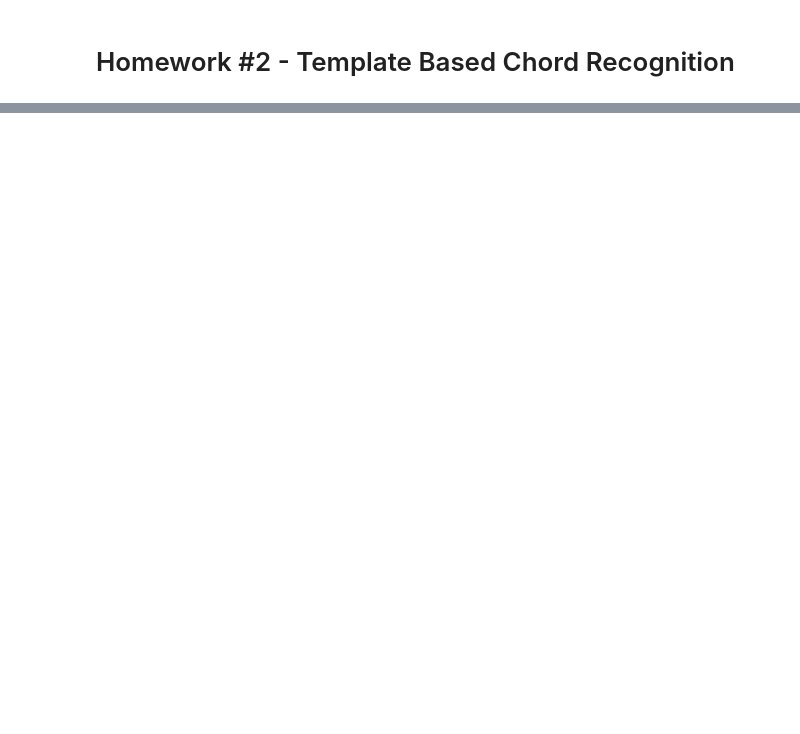
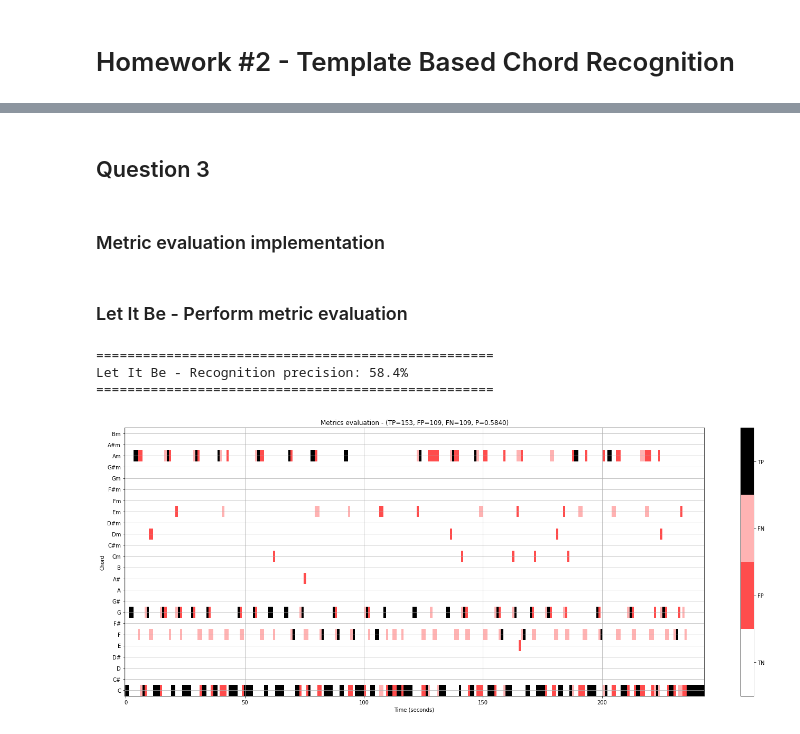
Before and after one commit to mpetteno-polimi/CMRM-Homework2, a Jupyter notebook: ChordRecognitionTemplateBased.ipynb, the cells around one changed output, grey strips where cells are left out. Saved outputs shown, nothing was run; the diff lists cells and outputs as text; code cells hidden in the pictures; blank space fills up the shorter version.

```diff
--- a/ChordRecognitionTemplateBased.ipynb
+++ b/ChordRecognitionTemplateBased.ipynb
@@ -533,0 +553,45 @@ print('Penny Lane - Recognition precision: %s' % round(recognition_precision * 1
+# %% [markdown]
+<h2>Question 3</h2>
+# %% [markdown]
+<h3>Metric evaluation implementation</h3>
+# %%
+def compute_evaluation_measures(chord_max, ground_truth_matrix):
+    """Compute evaluation measures
+
+    Args:
+        ground_truth_matrix (np.ndarray): Reference set of items
+        chord_max (np.ndarray): Set of estimated items
+
+    Returns:
+        precision (float): Precision
+        true_positive (int): Number of true positives
+        false_positive (int): Number of false positives
+        false_negative (int): Number of false negatives
+    """
+    assert ground_truth_matrix.shape == chord_max.shape, "Dimension of input matrices must agree"
+    true_positive = np.sum(np.logical_and(ground_truth_matrix, chord_max))
+    false_positive = np.sum(chord_max > 0, axis=None) - true_positive
+    false_negative = np.sum(ground_truth_matrix > 0, axis=None) - true_positive
+    precision = 0
+    if true_positive > 0:
+        precision = true_positive / (true_positive + false_positive)
+    return precision, true_positive, false_positive, false_negative
+# %% [markdown]
+<h3>Let It Be - Perform metric evaluation</h3>
+# %%
+recognition_precision, true_positive, false_positive, false_negative = compute_evaluation_measures(chord_max, ground_truth_time_chord_matrix)
+
+print('===================================================')
+print('{} - Recognition precision: {}%'.format(let_it_be_song['title'], round(recognition_precision * 100, 2)))
+print('===================================================')
+
+# Plot measures evaluation
+title = 'Metrics evaluation - (TP=%d, FP=%d, FN=%d, P=%.4f)' % (true_positive, false_positive, false_negative, recognition_precision)
+fig, ax, im = libfmp.c5.plot_matrix_chord_eval(ground_truth_time_chord_matrix, chord_max, Fs=chroma_feature_rate, figsize=(20, 8), title=title, ylabel='Chord', xlabel='Time (seconds)', chord_labels=chord_labels)
+plt.tight_layout()
+plt.show()
+# %% [output]
+===================================================
+Let It Be - Recognition precision: 58.4%
+===================================================
+[figure, added]
```
Also changed, not shown: parts of 52 cells of this notebook.
